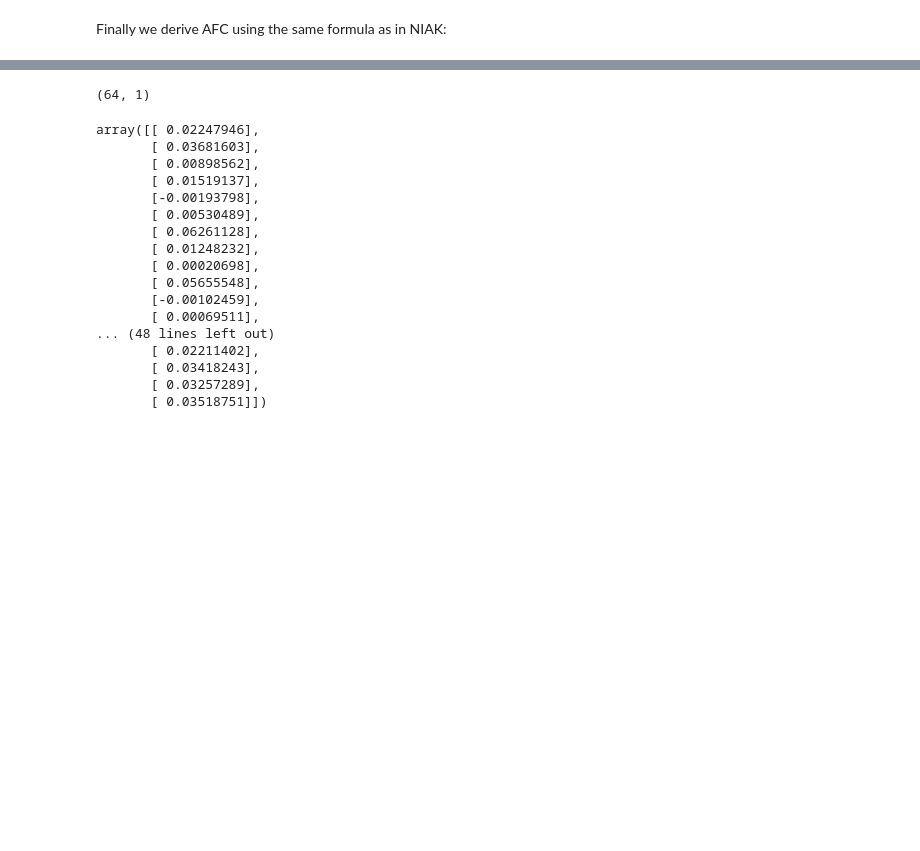
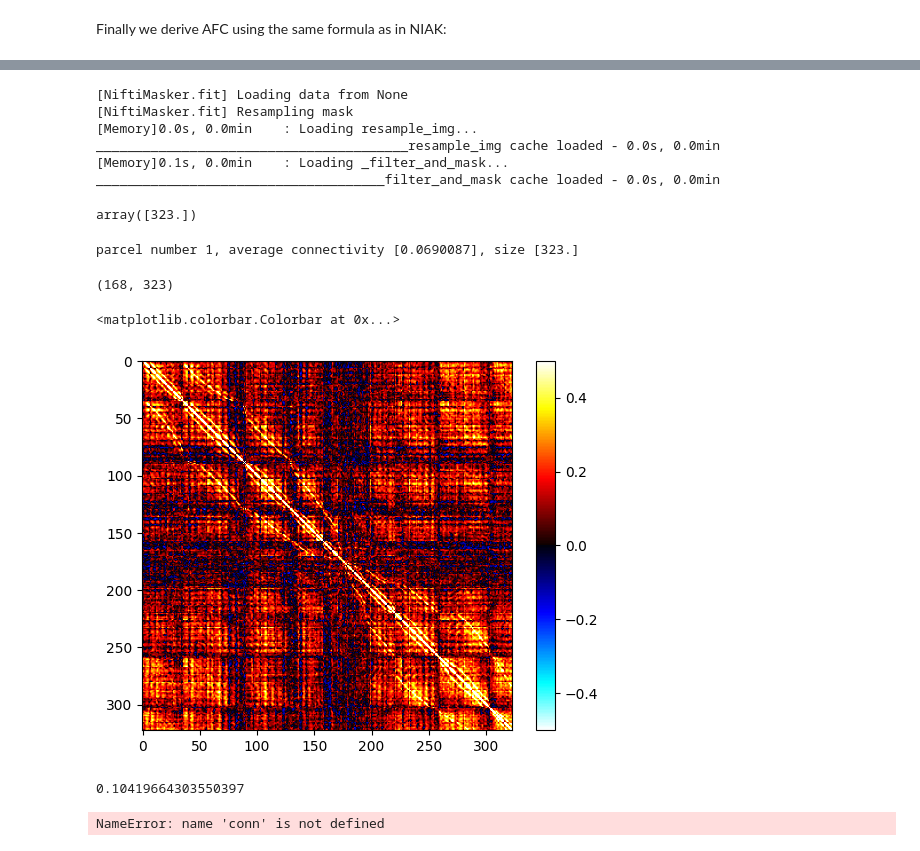
Before and after one commit to SIMEXP/cwas_neuro, a Jupyter notebook: scripts/afc_from_niak_pb.ipynb, the cells around one changed output, grey strips where cells are left out. Drawn from its saved outputs; the diff is of its cells as text; code cells hidden in the pictures; blank space fills up the shorter version.

Commit message:
Started validating the code against first principle calculation.

```diff
--- a/scripts/afc_from_niak_pb.ipynb
+++ b/scripts/afc_from_niak_pb.ipynb
@@ -151,7 +75,7 @@ TODO: explore which MIST regions have small overlap with our mask, and possibly
 We can now load voxel-wise data for one subject:
 # %%
 from nilearn.maskers import NiftiMasker
-masker = NiftiMasker(standardize=True, mask_img=mask_combined,
+masker = NiftiMasker(standardize=True, mask_img=mask_combined, smoothing_fwhm=5,
                            memory='nilearn_cache', verbose=5)
 time_series_voxel = masker.fit_transform(imgs[0], confounds=confounds[0])
 # %% [output]
@@ -222,3 +132,17 @@ Finally we derive AFC using the same formula as in NIAK:
+# %%
+from nilearn.image import resample_to_img
+mist_resampled = resample_to_img(img_mist, mask_combined, interpolation='nearest')
+masker_no_standardize = NiftiMasker(standardize=False, mask_img=mask_combined,
+                           memory='nilearn_cache', verbose=5)
+#mist_voxel = masker_no_standardize.fit_transform(mist_resampled)
+mist_voxel = np.round(masker_no_standardize.fit_transform(mist_resampled))
+# %% [output]
+[NiftiMasker.fit] Loading data from None
+[NiftiMasker.fit] Resampling mask
+[Memory]0.0s, 0.0min    : Loading resample_img...
+________________________________________resample_img cache loaded - 0.0s, 0.0min
+[Memory]0.1s, 0.0min    : Loading _filter_and_mask...
+_____________________________________filter_and_mask cache loaded - 0.0s, 0.0min
 # %%
 # Compute AFC. The following cells are adapted from https://github.com/SIMEXP/niak/blob/master/bricks/connectome/niak_brick_connectome.m#L248-L262
 # and I have added the corresponding matlab line
@@ -236,4 +163,0 @@ mask_empty = (size_parcels==0) | (size_parcels==1)
-# %%
-np.shape((size_parcels * (size_parcels - 1)))
-# %% [output]
-(64, 1)
@@ -242,24 +164,34 @@ var_mist = np.reshape(var_mist, [var_mist.shape[0], 1])
+# %%
+size_parcels[0]
+# %% [output]
+array([323.])
+# %%
+num_parcel = 1
+print(f"parcel number {num_parcel}, average connectivity {afc[num_parcel - 1]}, size {size_parcels[num_parcel - 1]}")
+# %% [output]
+parcel number 1, average connectivity [0.0690087], size [323.]
+# %%
+# Extract the voxel time series in the first network
+time_series_network = time_series_voxel[:, mist_voxel[0, :]==num_parcel]
+time_series_network.shape
+# %% [output]
+(168, 323)
+# %%
+import matplotlib.pyplot as plt
+conn_network = np.corrcoef(time_series_network.transpose())
+plt.imshow(conn_network, vmin=-0.5, vmax=0.5, cmap='cold_hot')
+plt.colorbar()
+# %% [output]
+<matplotlib.colorbar.Colorbar at 0x...>
+[figure, added]
+# %%
+np.mean(conn_network[np.tril(np.ones(conn_network.shape), -1)==1])
+# %% [output]
+0.10419664303550397
 # %%
-# NIAK: ir = ((N.^2).*ir-N)./(N.*(N-1));
-# This is not correct because it should result in a 64x1 array, but I can't work out what it should be...
-var_mist = np.reshape(var_mist, [var_mist.shape[0], 1])
-afc = ((size_parcels * size_parcels) * var_mist - size_parcels)/(size_parcels * (size_parcels - 1))
-afc
+diagonal = np.diag_indices_from(conn)
+conn[diagonal] = ir
+conn_lvec = mat2lvec(conn)
+conn_z = np.arctanh(conn_lvec)
 # %% [output]
-array([[ 0.02247946],
-       [ 0.03681603],
-       [ 0.00898562],
-       [ 0.01519137],
-       [-0.00193798],
-       [ 0.00530489],
-       [ 0.06261128],
-       [ 0.01248232],
-       [ 0.00020698],
-       [ 0.05655548],
-       [-0.00102459],
-       [ 0.00069511],
-... (48 lines left out)
-       [ 0.02211402],
-       [ 0.03418243],
-       [ 0.03257289],
-       [ 0.03518751]])
+NameError: name 'conn' is not defined
```
Also changed, not shown: parts of 16 cells of this notebook.
